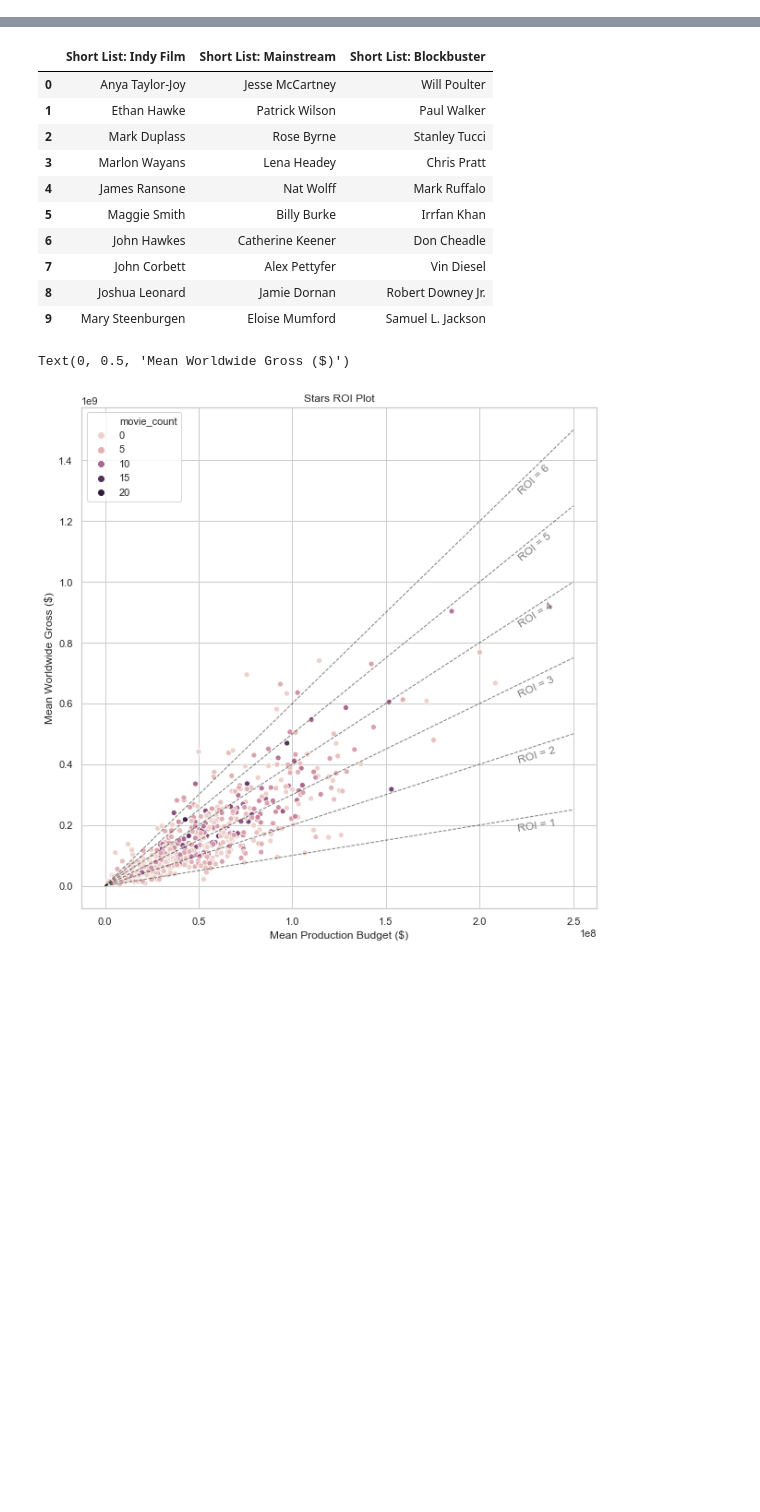
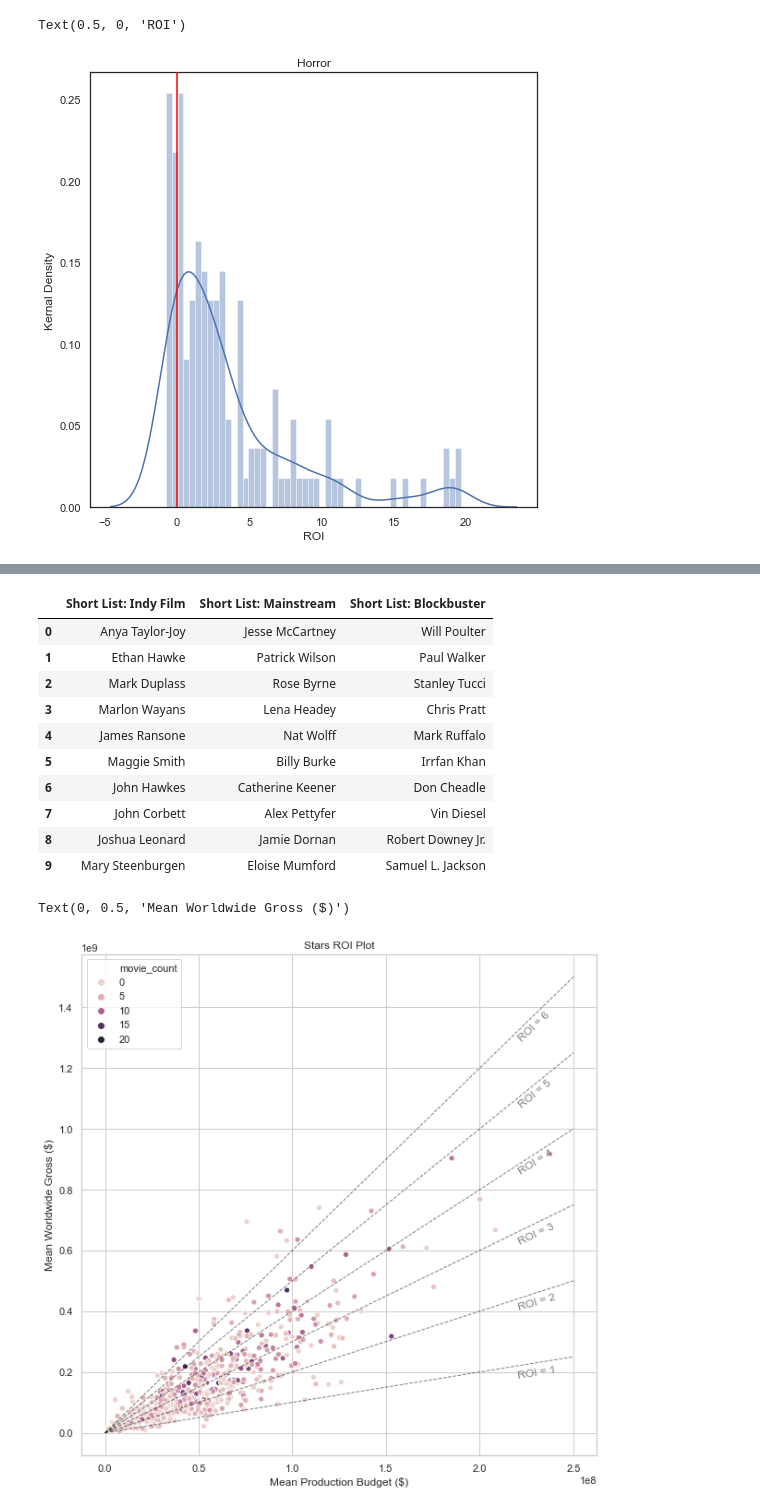
Before and after one commit to KyleDBetts/Project01, a Jupyter notebook: Movies_Project_KDB.ipynb, the cells around one changed output, grey strips where cells are left out. Cells and saved outputs as stored; diff of their text form; code cells hidden in the pictures; blank space fills up the shorter version.

```diff
--- a/Movies_Project_KDB.ipynb
+++ b/Movies_Project_KDB.ipynb
@@ -299,0 +91,41 @@ See the caveats in the documentation: https://pandas.pydata.org/pandas-docs/stab
+# %%
+# Filtering out outliers for plotting purposes
+df_genre_f_dg =  df_genre_f.loc[(df_genre['roi'] < 20)]
+# %%
+# Dropping genres with fewer than 20 entries in order to make KDE plots useful
+genre_drop_list = ['News', 'War', 'Musical', 'Western']
+for gen in genre_drop_list:
+    df_genre_f_dg = df_genre_f_dg.drop(df_genre_f_dg[df_genre_f_dg['genre'] == gen].index)
+# %%
+# Plotting KDE and Normalized Histograms for specified genre
+
+# Building histogram data for each genre
+genre_list = df_genre_f_dg.genre.unique()
+total_dict = {}
+for genre_type in genre_list:
+    total_dict[genre_type] = df_genre_f_dg.loc[df_genre_f_dg.genre == genre_type][['tconst', 'roi', 'genre']]
+
+# Genre Choice Set up
+values = list(range(0,len(genre_list)))
+dictionary = dict(zip(genre_list, values))
+
+#Genre choice : 'Action' 'Adventure' 'Animation' 'Biography' 'Comedy' 'Crime''Documentary' 'Drama' 'Family' 'Fantasy' 'History'
+                #'Horror' 'Music' 'Mystery' 'Romance' 'Sci-Fi' 'Sport' 'Thriller'
+
+genre_choice = 'Horror'
+
+#Pulling specified genre data
+indexer = dictionary[genre_choice]
+g = total_dict[genre_list[indexer]]['roi']
+
+#Finish plotting normalized histogram and KDE
+y=g.tolist()
+new_fig = plt.figure(figsize=(8,8))
+ax = sns.distplot(y, bins =50, kde=1)
+ax.axvline(x=0,ymin=0, ymax=1, color='red', zorder =100, alpha = 1)
+plt.title(genre_list[indexer])
+plt.ylabel('Kernal Density')
+plt.xlabel('ROI')
+# %% [output]
+Text(0.5, 0, 'ROI')
+[figure, added]
```
Also changed, not shown: parts of 46 cells of this notebook.
